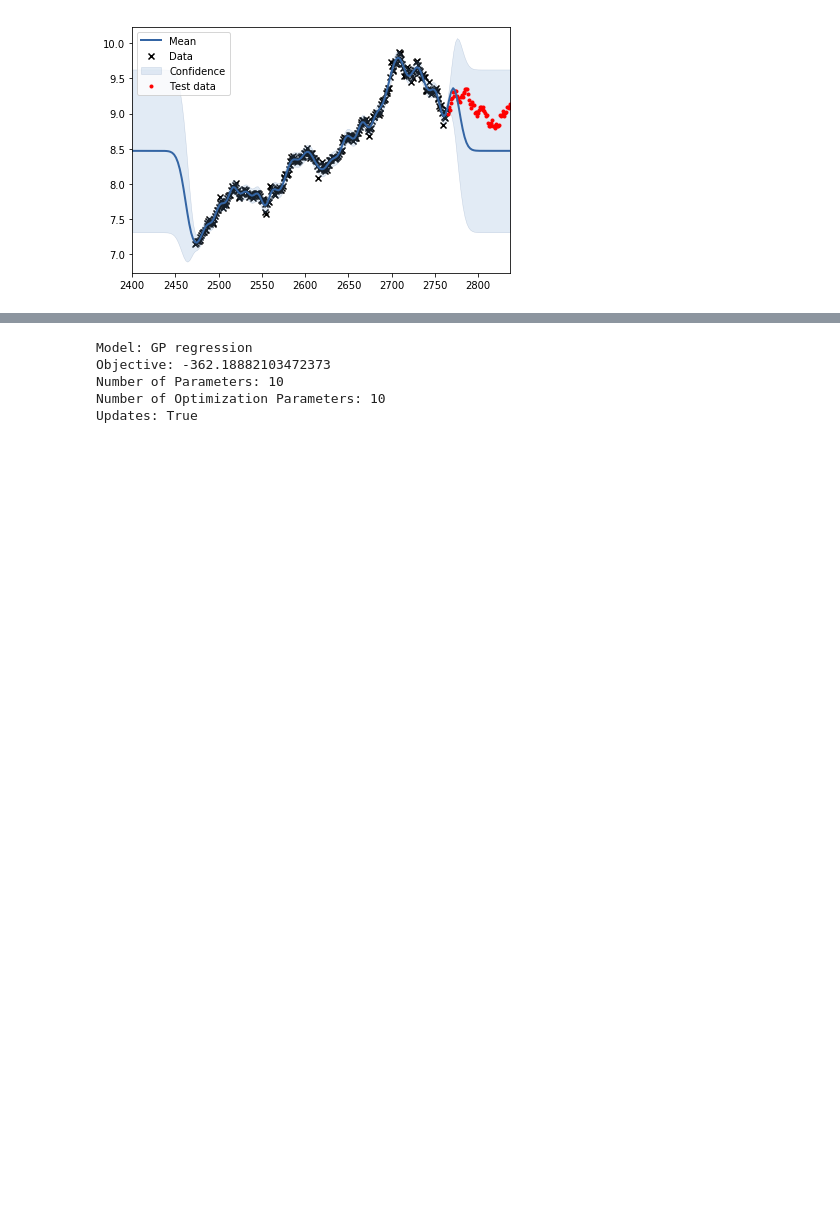
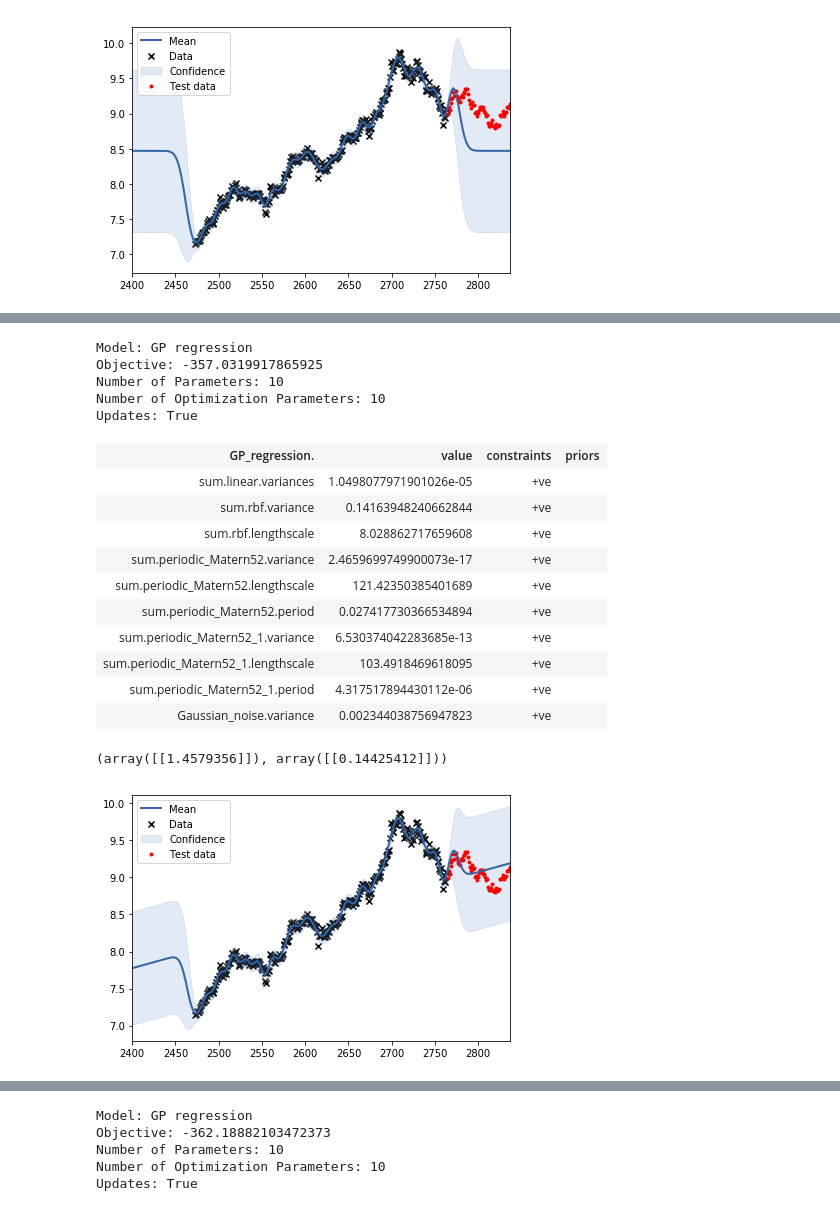
Before and after one commit to Tinkaa/Bitcoin_prediction, a Jupyter notebook: bitcoin_analysis_logscale.ipynb, the cells around one changed output, grey strips where cells are left out. Drawn from its saved outputs; the diff is of its cells as text; code cells hidden in the pictures; blank space fills up the shorter version.

```diff
--- a/bitcoin_analysis_logscale.ipynb
+++ b/bitcoin_analysis_logscale.ipynb
@@ -200,0 +218,34 @@ Updates: True
+# %%
+PERIODIC2 = GPy.kern.PeriodicMatern52(input_dim=1,period=30)
+#PERIODIC2.period.fix()
+RBF_PER = LIN+RBF+PERIODIC+PERIODIC2
+m = GPy.models.GPRegression(X_train, Y_train, RBF_PER)
+m.optimize()
+display(m)
+
+m.plot()
+#plt.xlim(2700,)
+#plt.ylim(8,12)
+plt.scatter(X_test,Y_test,c='r',marker='.',label='Test data')
+plt.legend()
+
+print(m.predict(np.array([450]).reshape(-1, 1)))
+# %% [output]
+Model: GP regression
+Objective: -357.0319917865925
+Number of Parameters: 10
+Number of Optimization Parameters: 10
+Updates: True
+| GP_regression. | value | constraints | priors |
+| sum.linear.variances | 1.0498077971901026e-05 | +ve |  |
+| sum.rbf.variance | 0.14163948240662844 | +ve |  |
+| sum.rbf.lengthscale | 8.028862717659608 | +ve |  |
+| sum.periodic_Matern52.variance | 2.4659699749900073e-17 | +ve |  |
+| sum.periodic_Matern52.lengthscale | 121.42350385401689 | +ve |  |
+| sum.periodic_Matern52.period | 0.027417730366534894 | +ve |  |
+| sum.periodic_Matern52_1.variance | 6.530374042283685e-13 | +ve |  |
+| sum.periodic_Matern52_1.lengthscale | 103.4918469618095 | +ve |  |
+| sum.periodic_Matern52_1.period | 4.317517894430112e-06 | +ve |  |
+| Gaussian_noise.variance | 0.002344038756947823 | +ve |  |
+(array([[1.4579356]]), array([[0.14425412]]))
+[figure, added]
```
Also changed, not shown: parts of 11 cells of this notebook.
